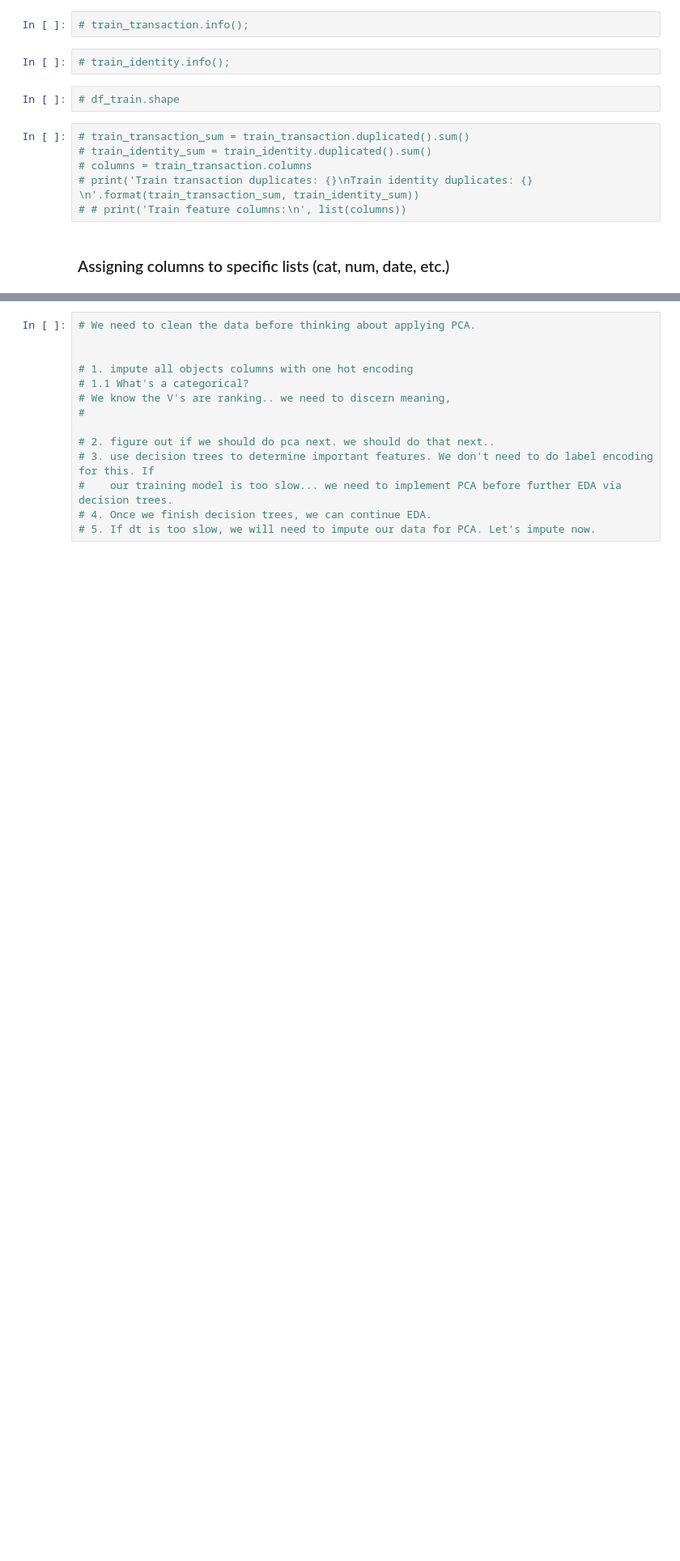
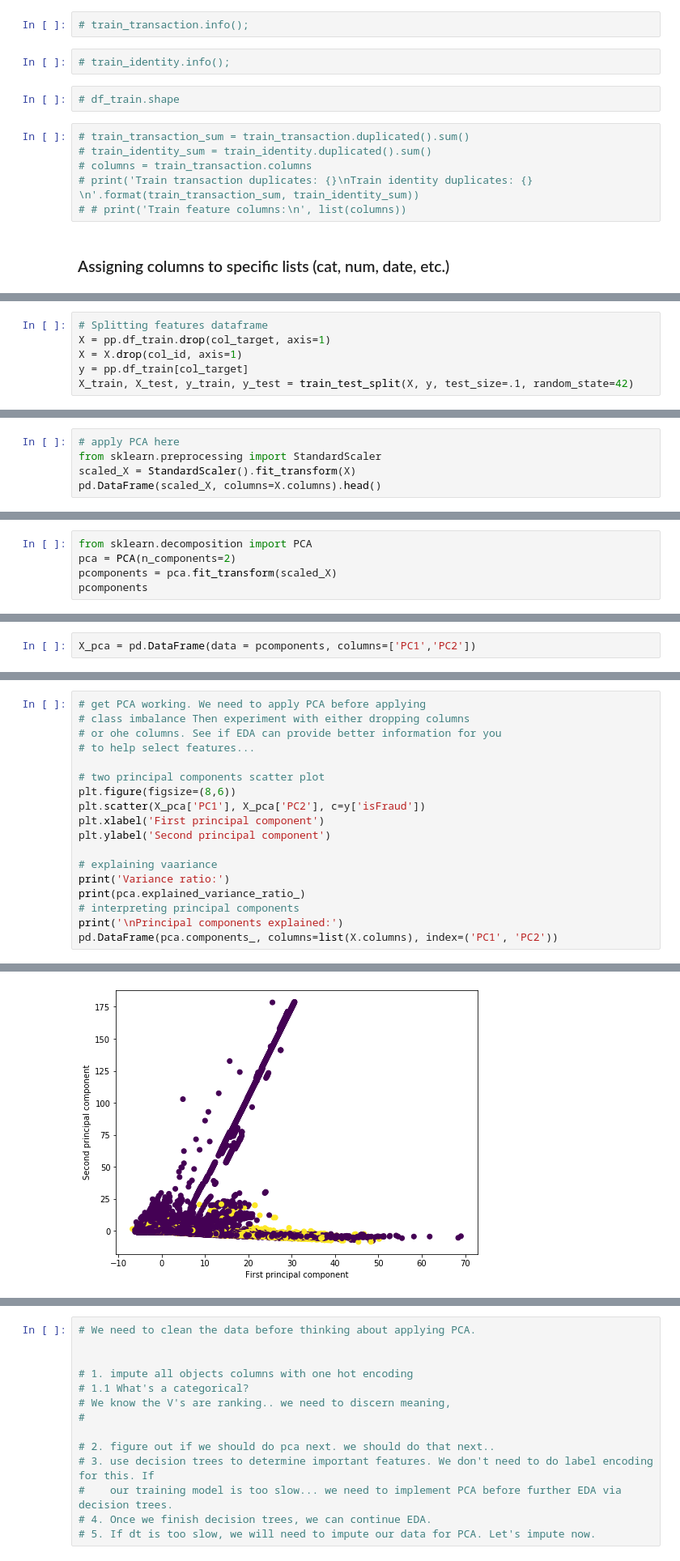
Before and after one commit to kirahman2/fraud_detection, a Jupyter notebook: Fraud Detection EDA.ipynb, the cells around one changed output, grey strips where cells are left out. Shown at 81% size. Drawn from its saved outputs; the diff is of its cells as text; blank space fills up the shorter version.

```diff
--- a/Fraud Detection EDA.ipynb
+++ b/Fraud Detection EDA.ipynb
@@ -260,0 +309,6 @@ pp.df_train.head(5)
+# %%
+# Splitting features dataframe
+X = pp.df_train.drop(col_target, axis=1)
+X = X.drop(col_id, axis=1)
+y = pp.df_train[col_target]
+X_train, X_test, y_train, y_test = train_test_split(X, y, test_size=.1, random_state=42)
@@ -260,0 +317,5 @@ pp.df_train.head(5)
+# %%
+# apply PCA here
+from sklearn.preprocessing import StandardScaler
+scaled_X = StandardScaler().fit_transform(X)
+pd.DataFrame(scaled_X, columns=X.columns).head()
@@ -260,0 +330,5 @@ pp.df_train.head(5)
+# %%
+from sklearn.decomposition import PCA
+pca = PCA(n_components=2)
+pcomponents = pca.fit_transform(scaled_X)
+pcomponents
@@ -260,0 +343,2 @@ pp.df_train.head(5)
+# %%
+X_pca = pd.DataFrame(data = pcomponents, columns=['PC1','PC2'])
@@ -260,0 +358,19 @@ pp.df_train.head(5)
+# %%
+# get PCA working. We need to apply PCA before applying
+# class imbalance Then experiment with either dropping columns
+# or ohe columns. See if EDA can provide better information for you
+# to help select features...
+
+# two principal components scatter plot
+plt.figure(figsize=(8,6))
+plt.scatter(X_pca['PC1'], X_pca['PC2'], c=y['isFraud'])
+plt.xlabel('First principal component')
+plt.ylabel('Second principal component')
+
+# explaining vaariance
+print('Variance ratio:')
+print(pca.explained_variance_ratio_)
+# interpreting principal components
+print('\nPrincipal components explained:')
+pd.DataFrame(pca.components_, columns=list(X.columns), index=('PC1', 'PC2'))
+# %% [output]
@@ -260,0 +385 @@ pp.df_train.head(5)
+[figure, added]
```
Also changed, not shown: parts of 49 cells of this notebook.
